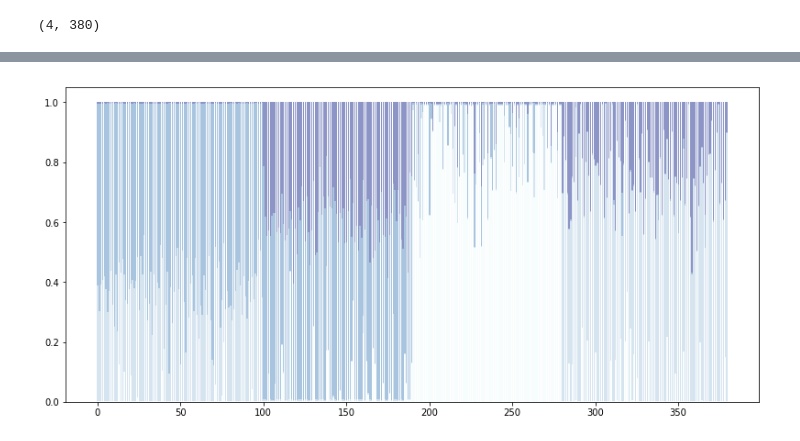
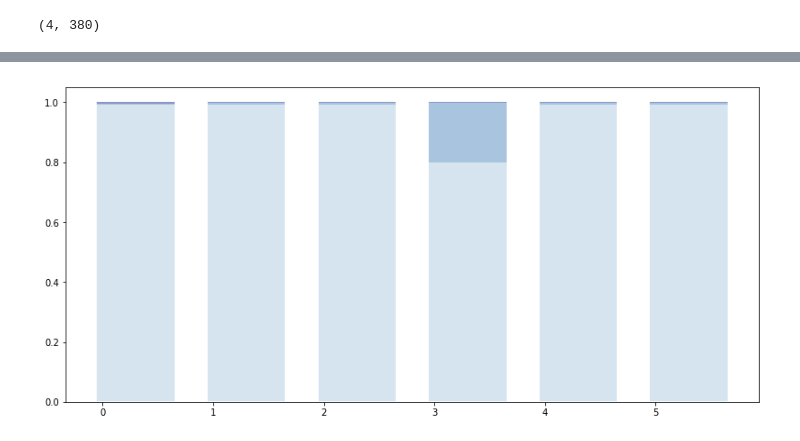
Before and after one commit to naiieandrade/tcc-studies, a Jupyter notebook: generate-dirichlet-bernoulli.ipynb, the cells around one changed output, grey strips where cells are left out. Cells and saved outputs as stored; diff of their text form; code cells hidden in the pictures.

```diff
--- a/generate-dirichlet-bernoulli.ipynb
+++ b/generate-dirichlet-bernoulli.ipynb
@@ -146,5 +178,5 @@ T.shape
 # %%
-columns = ['%d' % x for x in range(T.shape[1])]#('1', '2', '3', '4', '5', '6')
+columns = ['%d' % x for x in range(teste.shape[1])]#('1', '2', '3', '4', '5', '6')
 #rows = ['%d year' % x for x in (100, 50, 20, 10, 5)]
 
 #values = np.arange(0, 2500, 500)
@@ -153,41 +185,34 @@ columns = ['%d' % x for x in range(T.shape[1])]#('1', '2', '3', '4', '5', '6')
 # Get some pastel shades for the colors
 colors = plt.cm.BuPu(np.linspace(0, 0.5, 4)) #rows
 n_rows = len(teste)
 
 index = np.arange(len(columns)) + 0.3
 bar_width = 0.7
 
 # Initialize the vertical-offset for the stacked bar chart.
 y_offset = np.zeros(len(columns))
 
 # Plot bars and create text labels for the table
 plt.figure(figsize=(15,7))
 cell_text = []
 for row in range(n_rows):
-    plt.bar(index, T[row], bar_width, bottom=y_offset, color=colors[row])
-    y_offset = y_offset + T[row]
+    plt.bar(index, teste[row], bar_width, bottom=y_offset, color=colors[row])
+    y_offset = y_offset + teste[row]
     #cell_text.append(['%1.1f' % (x / 1000.0) for x in y_offset])
 # Reverse colors and text labels to display the last value at the top.
 colors = colors[::-1]
 cell_text.reverse()
-
-# Add a table at the bottom of the axes
-# the_table = plt.table(cellText=cell_text,
-#                       rowLabels=4,
-#                       rowColours=colors,
-#                       colLabels=columns,
-#                       loc='bottom')
 
 # Adjust layout to make room for the table:
 plt.subplots_adjust(left=0.2, bottom=0.2)
 
 
 # plt.ylabel("Loss in ${0}'s".format(value_increment))
 # plt.yticks(values * value_increment, ['%d' % val for val in values])
 # plt.xticks([])
 # plt.title('Loss by Disaster')
 
 plt.show()
 # %% [output]
-[figure, old version]
+[figure, new version]
 # %%
```
Also changed, not shown: parts of 61 cells of this notebook.
